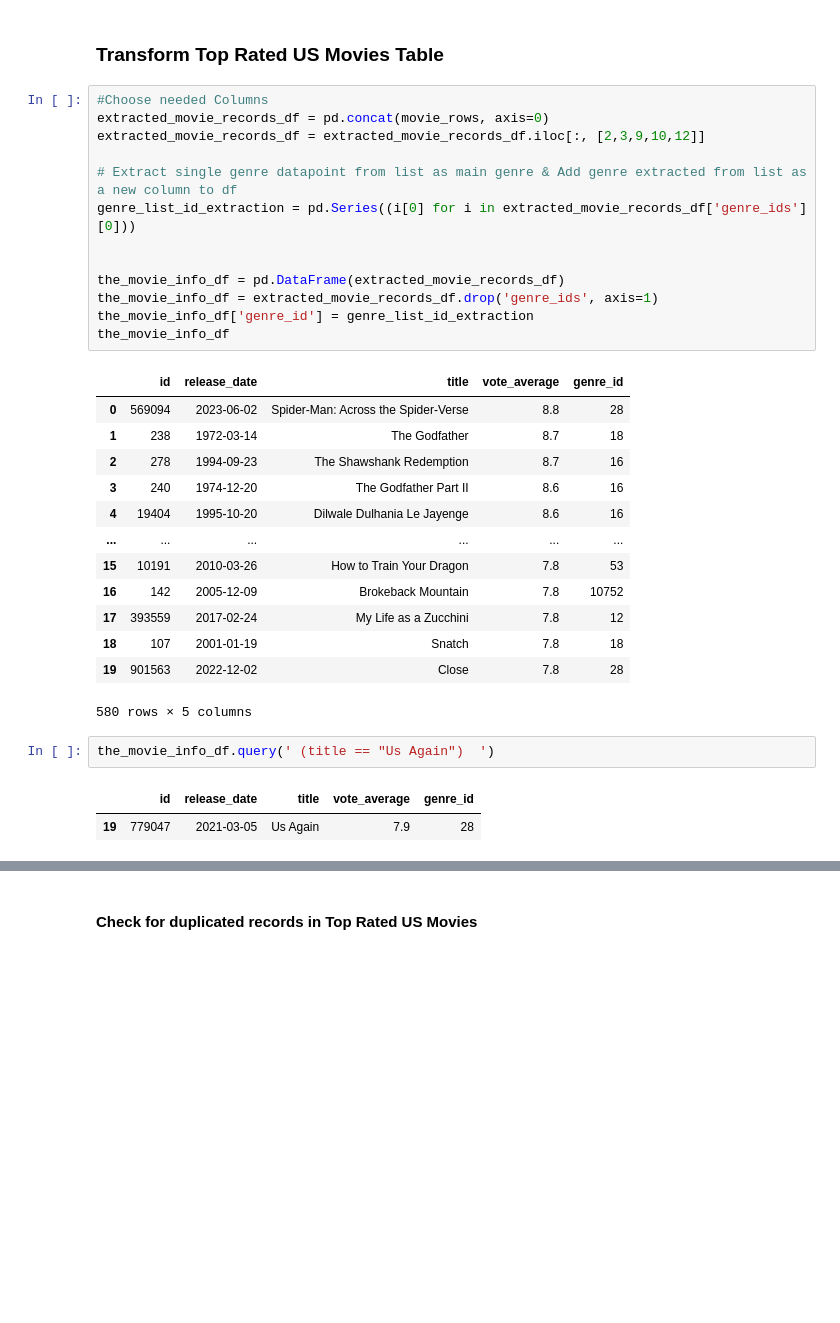
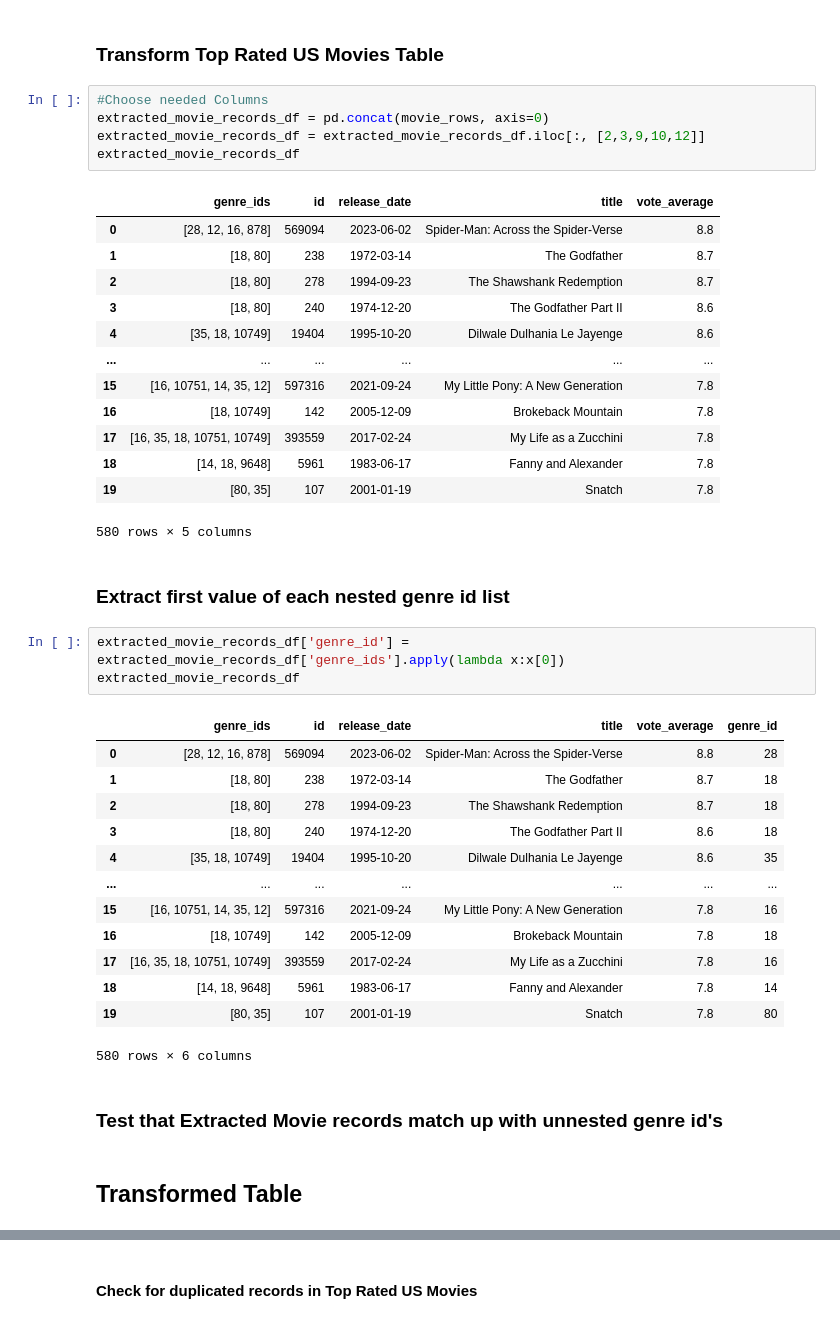
Before and after one commit to Bambi-Forest/tmdb-api-connection, a Jupyter notebook: The Movie Database API/connection.ipynb, the cells around one changed output, grey strips where cells are left out. Drawn from its saved outputs; the diff is of its cells as text; blank space fills up the shorter version.

Commit message:
complete: fixing genre_id list extraction

```diff
--- a/The Movie Database API/connection.ipynb
+++ b/The Movie Database API/connection.ipynb
@@ -195,32 +195,42 @@ while count < pages:
 # %%
 #Choose needed Columns
 extracted_movie_records_df = pd.concat(movie_rows, axis=0)
 extracted_movie_records_df = extracted_movie_records_df.iloc[:, [2,3,9,10,12]]
-
-# Extract single genre datapoint from list as main genre & Add genre extracted from list as a new column to df
-genre_list_id_extraction = pd.Series((i[0] for i in extracted_movie_records_df['genre_ids'][0]))
-
-
-the_movie_info_df = pd.DataFrame(extracted_movie_records_df)
-the_movie_info_df = extracted_movie_records_df.drop('genre_ids', axis=1)
-the_movie_info_df['genre_id'] = genre_list_id_extraction
-the_movie_info_df
+extracted_movie_records_df
 # %% [output]
-|  | id | release_date | title | vote_average | genre_id |
-| 0 | 569094 | 2023-06-02 | Spider-Man: Across the Spider-Verse | 8.8 | 28 |
-| 1 | 238 | 1972-03-14 | The Godfather | 8.7 | 18 |
-| 2 | 278 | 1994-09-23 | The Shawshank Redemption | 8.7 | 16 |
-| 3 | 240 | 1974-12-20 | The Godfather Part II | 8.6 | 16 |
-| 4 | 19404 | 1995-10-20 | Dilwale Dulhania Le Jayenge | 8.6 | 16 |
+|  | genre_ids | id | release_date | title | vote_average |
+| 0 | [28, 12, 16, 878] | 569094 | 2023-06-02 | Spider-Man: Across the Spider-Verse | 8.8 |
+| 1 | [18, 80] | 238 | 1972-03-14 | The Godfather | 8.7 |
+| 2 | [18, 80] | 278 | 1994-09-23 | The Shawshank Redemption | 8.7 |
+| 3 | [18, 80] | 240 | 1974-12-20 | The Godfather Part II | 8.6 |
+| 4 | [35, 18, 10749] | 19404 | 1995-10-20 | Dilwale Dulhania Le Jayenge | 8.6 |
 | ... | ... | ... | ... | ... | ... |
-| 15 | 10191 | 2010-03-26 | How to Train Your Dragon | 7.8 | 53 |
-| 16 | 142 | 2005-12-09 | Brokeback Mountain | 7.8 | 10752 |
-| 17 | 393559 | 2017-02-24 | My Life as a Zucchini | 7.8 | 12 |
-| 18 | 107 | 2001-01-19 | Snatch | 7.8 | 18 |
-| 19 | 901563 | 2022-12-02 | Close | 7.8 | 28 |
+| 15 | [16, 10751, 14, 35, 12] | 597316 | 2021-09-24 | My Little Pony: A New Generation | 7.8 |
+| 16 | [18, 10749] | 142 | 2005-12-09 | Brokeback Mountain | 7.8 |
+| 17 | [16, 35, 18, 10751, 10749] | 393559 | 2017-02-24 | My Life as a Zucchini | 7.8 |
+| 18 | [14, 18, 9648] | 5961 | 1983-06-17 | Fanny and Alexander | 7.8 |
+| 19 | [80, 35] | 107 | 2001-01-19 | Snatch | 7.8 |
 580 rows × 5 columns
-# %%
-the_movie_info_df.query(' (title == "Us Again")  ')
-# %% [output]
-|  | id | release_date | title | vote_average | genre_id |
-| 19 | 779047 | 2021-03-05 | Us Again | 7.9 | 28 |
+# %% [markdown]
+### Extract first value of each nested genre id list
+# %%
+extracted_movie_records_df['genre_id'] = extracted_movie_records_df['genre_ids'].apply(lambda x:x[0])
+extracted_movie_records_df
+# %% [output]
+|  | genre_ids | id | release_date | title | vote_average | genre_id |
+| 0 | [28, 12, 16, 878] | 569094 | 2023-06-02 | Spider-Man: Across the Spider-Verse | 8.8 | 28 |
+| 1 | [18, 80] | 238 | 1972-03-14 | The Godfather | 8.7 | 18 |
+| 2 | [18, 80] | 278 | 1994-09-23 | The Shawshank Redemption | 8.7 | 18 |
+| 3 | [18, 80] | 240 | 1974-12-20 | The Godfather Part II | 8.6 | 18 |
+| 4 | [35, 18, 10749] | 19404 | 1995-10-20 | Dilwale Dulhania Le Jayenge | 8.6 | 35 |
+| ... | ... | ... | ... | ... | ... | ... |
+| 15 | [16, 10751, 14, 35, 12] | 597316 | 2021-09-24 | My Little Pony: A New Generation | 7.8 | 16 |
+| 16 | [18, 10749] | 142 | 2005-12-09 | Brokeback Mountain | 7.8 | 18 |
+| 17 | [16, 35, 18, 10751, 10749] | 393559 | 2017-02-24 | My Life as a Zucchini | 7.8 | 16 |
+| 18 | [14, 18, 9648] | 5961 | 1983-06-17 | Fanny and Alexander | 7.8 | 14 |
+| 19 | [80, 35] | 107 | 2001-01-19 | Snatch | 7.8 | 80 |
+580 rows × 6 columns
+# %% [markdown]
+### Test that Extracted Movie records match up with unnested genre id's
+# %% [markdown]
+## Transformed Table
```
Also changed, not shown: parts of 13 cells of this notebook, 1 other file.
